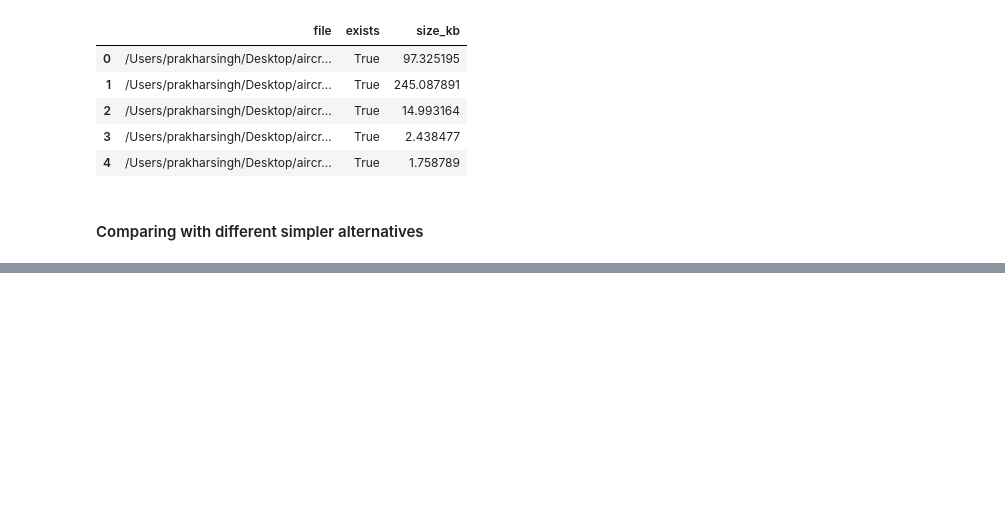
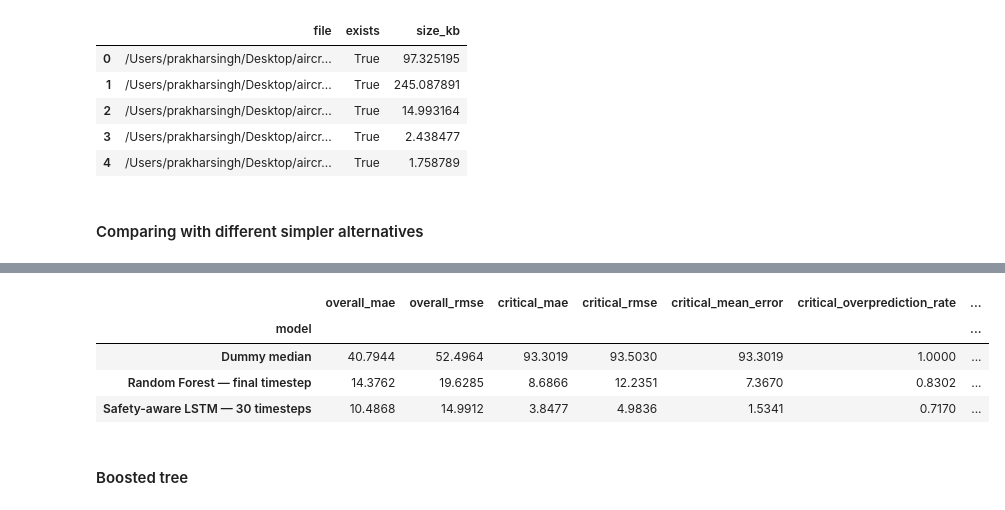
Before and after one commit to iamprakhar10/aircraft-rul-predictor, a Jupyter notebook: notebooks/03_fd004.ipynb, the cells around one changed output, grey strips where cells are left out. Cells and saved outputs as stored; diff of their text form; code cells hidden in the pictures; blank space fills up the shorter version.

```diff
--- a/notebooks/03_fd004.ipynb
+++ b/notebooks/03_fd004.ipynb
@@ -4663,0 +4793,60 @@ def create_comparison_row(
+# %%
+# ============================================================
+# Compare all three models
+# ============================================================
+
+model_comparison_rows = [
+    create_comparison_row(
+        model_name="Dummy median",
+        evaluation_results=(
+            dummy_test_results
+        ),
+        safety_metrics=(
+            dummy_test_safety_metrics
+        ),
+    ),
+
+    create_comparison_row(
+        model_name=(
+            "Random Forest — final timestep"
+        ),
+        evaluation_results=(
+            random_forest_test_results
+        ),
+        safety_metrics=(
+            random_forest_test_safety_metrics
+        ),
+    ),
+
+    create_comparison_row(
+        model_name=(
+            "Safety-aware LSTM — 30 timesteps"
+        ),
+        evaluation_results=(
+            final_test_results_fd004
+        ),
+        safety_metrics=(
+            final_test_safety_metrics_fd004
+        ),
+    ),
+]
+
+
+final_model_comparison_df = (
+    pd.DataFrame(
+        model_comparison_rows
+    )
+    .set_index("model")
+)
+
+display(
+    final_model_comparison_df.round(4)
+)
+# %% [output]
+|  | overall_mae | overall_rmse | critical_mae | critical_rmse | critical_mean_error | critical_overprediction_rate | ... |
+| model |  |  |  |  |  |  | ... |
+| Dummy median | 40.7944 | 52.4964 | 93.3019 | 93.5030 | 93.3019 | 1.0000 | ... |
+| Random Forest — final timestep | 14.3762 | 19.6285 | 8.6866 | 12.2351 | 7.3670 | 0.8302 | ... |
+| Safety-aware LSTM — 30 timesteps | 10.4868 | 14.9912 | 3.8477 | 4.9836 | 1.5341 | 0.7170 | ... |
+# %% [markdown]
+#### Boosted tree
```
Also changed, not shown: parts of 25 cells of this notebook, 6 other files.
